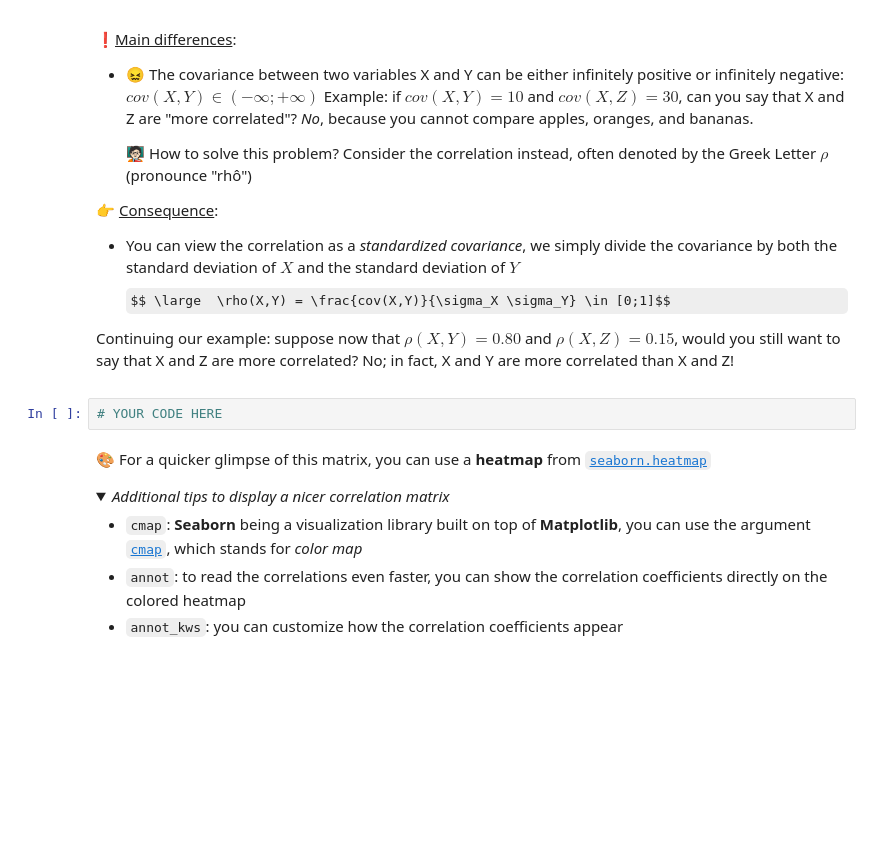
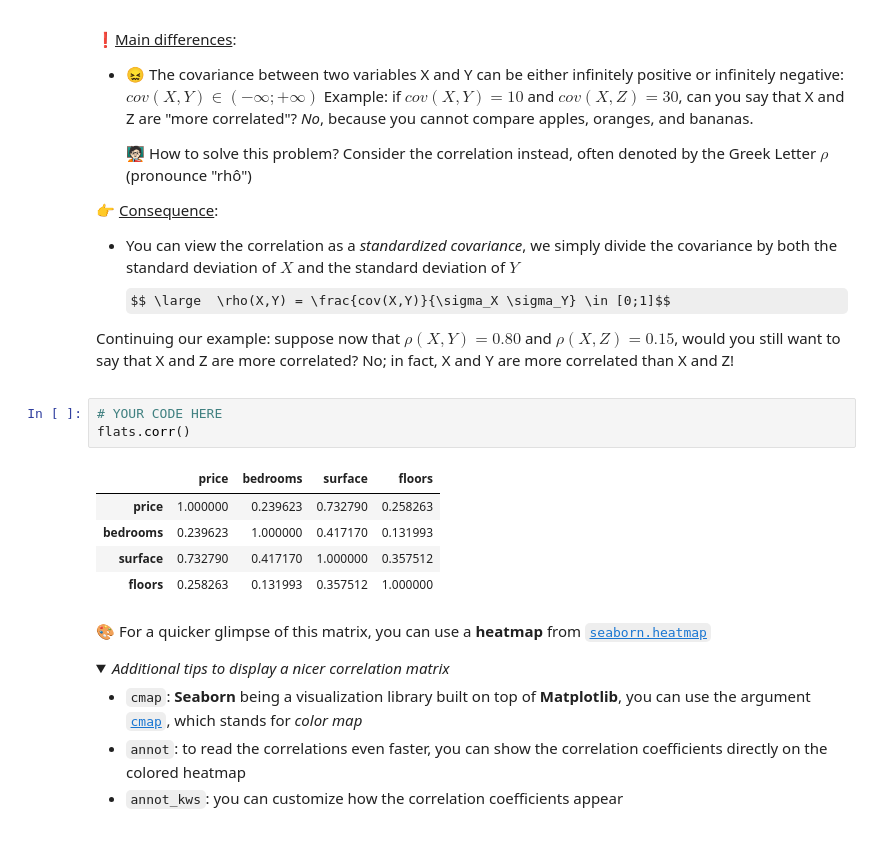
Before and after one commit to lauracoding7/lw_data_science, a Jupyter notebook: 03-Maths/01-Algebra-Calculus/real-estate-advanced-estimator/02-real_estate_advanced_estimator.ipynb, the cells around one changed output. Drawn from its saved outputs; the diff is of its cells as text; folded sections open; some formulas as TeX source; blank space fills up the shorter version.

```diff
--- a/03-Maths/01-Algebra-Calculus/real-estate-advanced-estimator/02-real_estate_advanced_estimator.ipynb
+++ b/03-Maths/01-Algebra-Calculus/real-estate-advanced-estimator/02-real_estate_advanced_estimator.ipynb
@@ -82,6 +101,13 @@ Continuing our example: suppose now that $ \rho(X, Y) = 0.80 $ and $ \rho(X, Z)
 </details>
 # %%
 # YOUR CODE HERE
+flats.corr()
+# %% [output]
+|  | price | bedrooms | surface | floors |
+| price | 1.000000 | 0.239623 | 0.732790 | 0.258263 |
+| bedrooms | 0.239623 | 1.000000 | 0.417170 | 0.131993 |
+| surface | 0.732790 | 0.417170 | 1.000000 | 0.357512 |
+| floors | 0.258263 | 0.131993 | 0.357512 | 1.000000 |
 # %% [markdown]
 🎨 For a quicker glimpse of this matrix, you can use a **heatmap** from [`seaborn.heatmap`](https://seaborn.pydata.org/generated/seaborn.heatmap.html)
 
```
Also changed, not shown: parts of 5 cells of this notebook, 3 other files.
